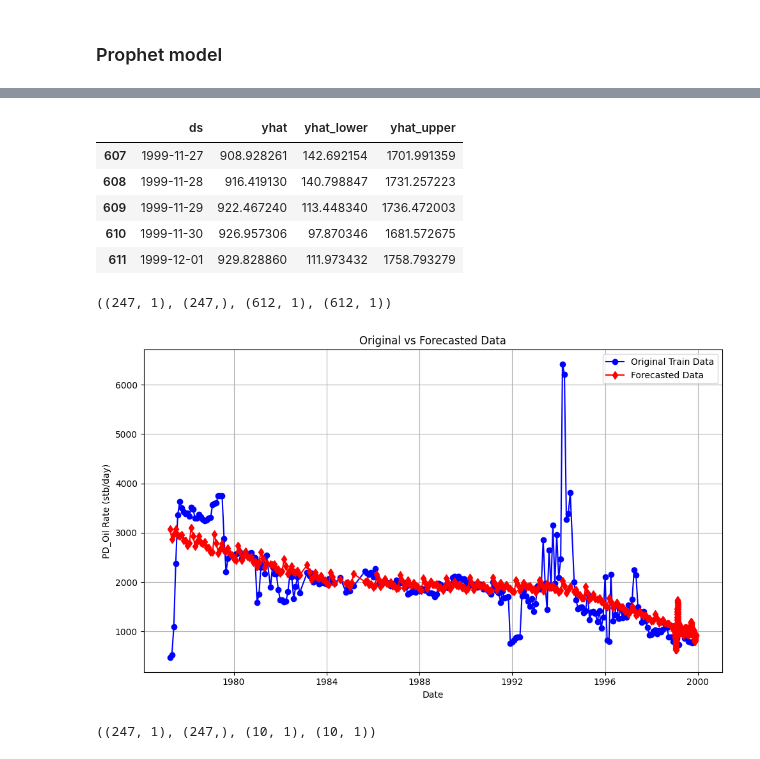
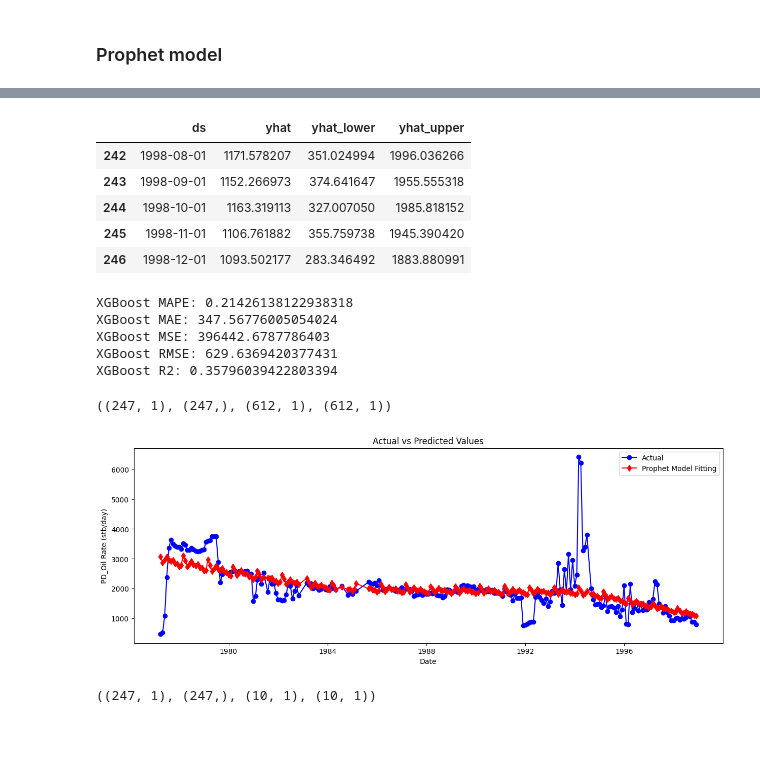
Before and after one commit to thanktua-spp/dca_ml_models, a Jupyter notebook: models_experimentation/prophet_model.ipynb, the cells around one changed output, grey strips where cells are left out. Cells and saved outputs as stored; diff of their text form; code cells hidden in the pictures.

```diff
--- a/models_experimentation/prophet_model.ipynb
+++ b/models_experimentation/prophet_model.ipynb
@@ -109,20 +109,20 @@ dtype: int64
 import matplotlib.pyplot as plt
 
 def plot_train_infer(X_train, y_train, forecast_ds):
-    plt.figure(figsize=(10, 6))
+    plt.figure(figsize=(15, 5))
 
     # Plot original training data
-    plt.plot(X_train['ds'], y_train['y'], color='blue', label='Original Train Data', marker='o')
+    plt.plot(X_train['ds'], y_train['y'], color='blue', label='Actual', marker='o')
 
     # Plot forecasted data
-    plt.plot(forecast_ds['ds'], forecast_ds['yhat'], color='red', label='Forecasted Data', marker='d')
+    plt.plot(forecast_ds['ds'], forecast_ds['yhat'], color='red', label='Prophet Model Fitting', marker='d')
 
-    plt.title('Original vs Forecasted Data')
+    plt.title('Actual vs Predicted Values')
     plt.xlabel('Date')
     plt.ylabel('PD_Oil Rate (stb/day)')
     plt.legend()
-    plt.grid(True)
-    plt.tight_layout()
+    # plt.grid(True)
+    # plt.tight_layout()
     plt.show()
 # %% [markdown]
 ### Prophet model
@@ -141,12 +141,12 @@ model.fit(df_train)
 <prophet.forecaster.Prophet at 0x...>
 # %%
-future = model.make_future_dataframe(periods=365)
-forecast_entire_data = model.predict(future)
+#future = model.make_future_dataframe(periods=365)
+forecast_entire_data = model.predict(df_train)
 forecast_entire_data[['ds', 'yhat', 'yhat_lower', 'yhat_upper']].tail()
 # %% [output]
 |  | ds | yhat | yhat_lower | yhat_upper |
-| 607 | 1999-11-27 | 908.928261 | 142.692154 | 1701.991359 |
-| 608 | 1999-11-28 | 916.419130 | 140.798847 | 1731.257223 |
-| 609 | 1999-11-29 | 922.467240 | 113.448340 | 1736.472003 |
-| 610 | 1999-11-30 | 926.957306 | 97.870346 | 1681.572675 |
-| 611 | 1999-12-01 | 929.828860 | 111.973432 | 1758.793279 |
+| 242 | 1998-08-01 | 1171.578207 | 351.024994 | 1996.036266 |
+| 243 | 1998-09-01 | 1152.266973 | 374.641647 | 1955.555318 |
+| 244 | 1998-10-01 | 1163.319113 | 327.007050 | 1985.818152 |
+| 245 | 1998-11-01 | 1106.761882 | 355.759738 | 1945.390420 |
+| 246 | 1998-12-01 | 1093.502177 | 283.346492 | 1883.880991 |
@@ -155,11 +153,34 @@ forecast_entire_data[['ds', 'yhat', 'yhat_lower', 'yhat_upper']].tail()
+# %%
+
+import numpy as np
+from sklearn.metrics import mean_absolute_percentage_error, mean_absolute_error, mean_squared_error, r2_score
+
+prophet_forecast = forecast_entire_data['yhat']
+prophet_mape = mean_absolute_percentage_error(y_train, prophet_forecast)
+prophet_mae = mean_absolute_error(y_train, prophet_forecast)
+prophet_mse = mean_squared_error(y_train, prophet_forecast)
+prophet_rmse = np.sqrt(prophet_mse)
+prophet_r2 = r2_score(y_train, prophet_forecast)
+
+print("XGBoost MAPE:", prophet_mape)
+print("XGBoost MAE:", prophet_mae)
+print("XGBoost MSE:", prophet_mse)
+print("XGBoost RMSE:", prophet_rmse)
+print("XGBoost R2:", prophet_r2)
+# %% [output]
+XGBoost MAPE: 0.21426138122938318
+XGBoost MAE: 347.56776005054024
+XGBoost MSE: 396442.6787786403
+XGBoost RMSE: 629.6369420377431
+XGBoost R2: 0.35796039422803394
 # %%
 X_train.shape, y_train.shape, forecast_entire_data[['ds']].shape, forecast_entire_data[['yhat']].shape
 # %% [output]
 ((247, 1), (247,), (612, 1), (612, 1))
 # %%
-plot_train_infer(df_pdoil, df_pdoil, forecast_entire_data)
+plot_train_infer(df_train, df_train, forecast_entire_data)
 # %% [output]
-[figure, old version]
+[figure, new version]
 # %%
 forecast_test = model.predict(X_test)
 forecast_test[['ds', 'yhat', 'yhat_lower', 'yhat_upper']].tail()
```
Also changed, not shown: parts of 11 cells of this notebook, 5 other files.
